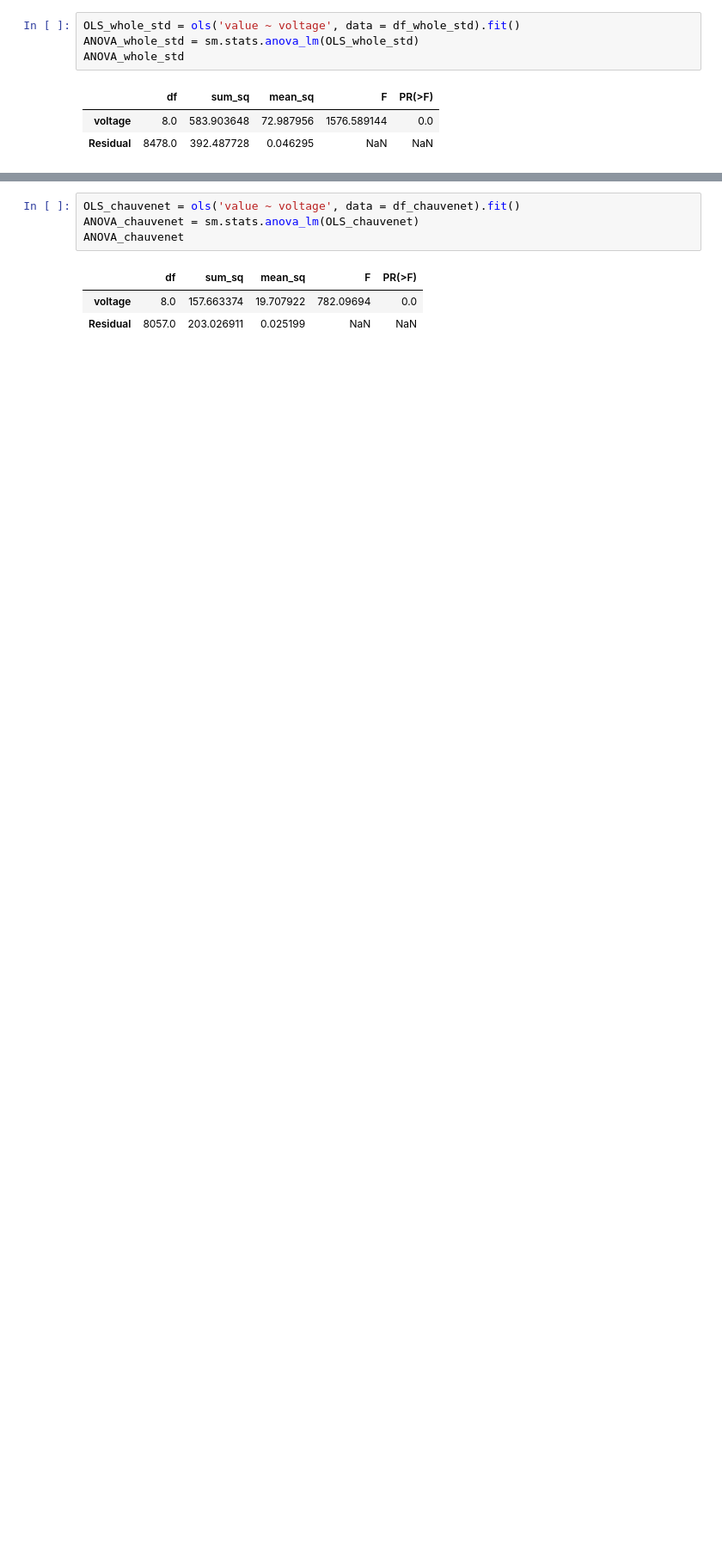
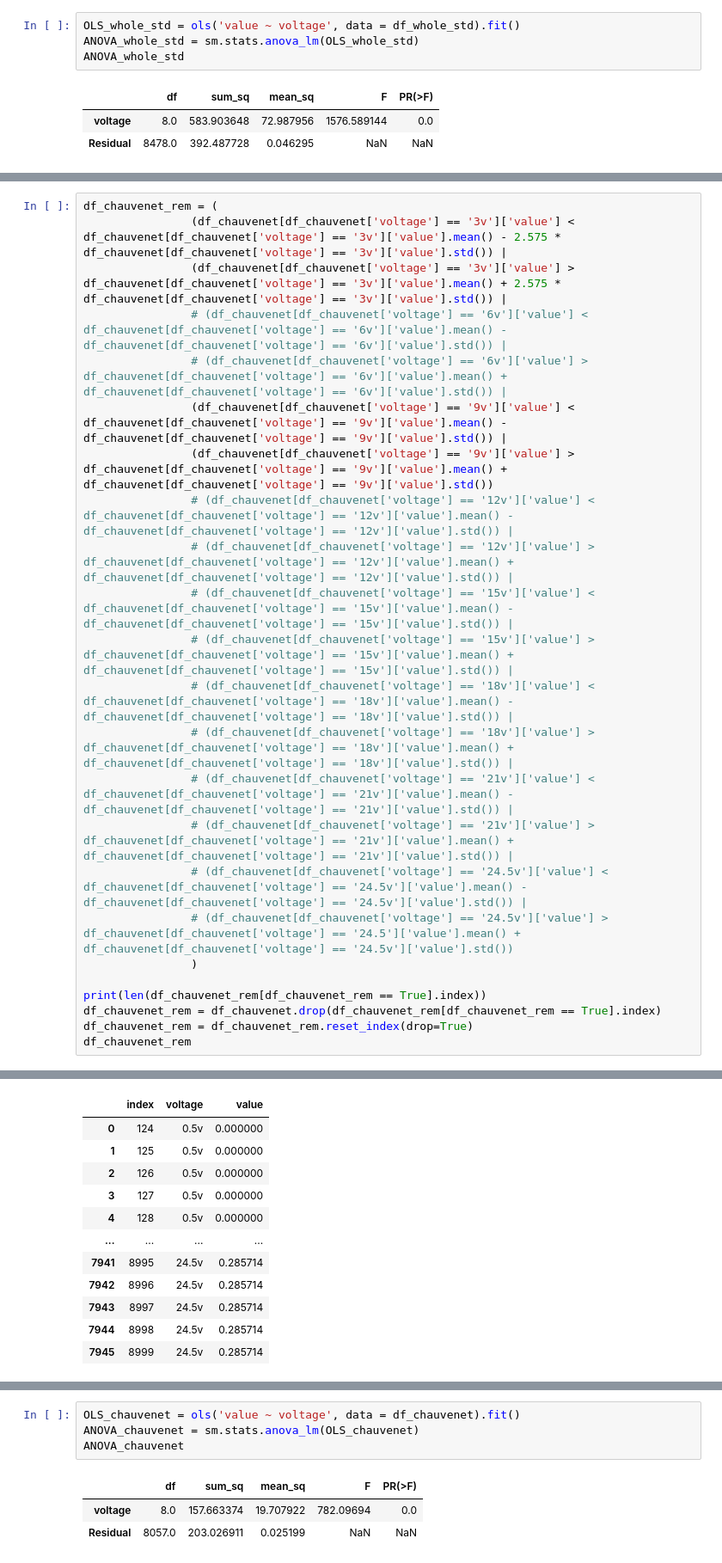
Before and after one commit to BiggusMaximus/Solar-Panel-Monitoring, a Jupyter notebook: Arduino-Bluetooth/2nd Approach/qqplot.ipynb, the cells around one changed output, grey strips where cells are left out. Shown at 86% size. Drawn from its saved outputs; the diff is of its cells as text; blank space fills up the shorter version.

```diff
--- a/Arduino-Bluetooth/2nd Approach/qqplot.ipynb
+++ b/Arduino-Bluetooth/2nd Approach/qqplot.ipynb
@@ -62,0 +74,25 @@ ANOVA_whole_std
+# %%
+df_chauvenet_rem = (
+                (df_chauvenet[df_chauvenet['voltage'] == '3v']['value'] < df_chauvenet[df_chauvenet['voltage'] == '3v']['value'].mean() - 2.575 * df_chauvenet[df_chauvenet['voltage'] == '3v']['value'].std()) |
+                (df_chauvenet[df_chauvenet['voltage'] == '3v']['value'] > df_chauvenet[df_chauvenet['voltage'] == '3v']['value'].mean() + 2.575 * df_chauvenet[df_chauvenet['voltage'] == '3v']['value'].std()) |
+                # (df_chauvenet[df_chauvenet['voltage'] == '6v']['value'] < df_chauvenet[df_chauvenet['voltage'] == '6v']['value'].mean() - df_chauvenet[df_chauvenet['voltage'] == '6v']['value'].std()) |
+                # (df_chauvenet[df_chauvenet['voltage'] == '6v']['value'] > df_chauvenet[df_chauvenet['voltage'] == '6v']['value'].mean() + df_chauvenet[df_chauvenet['voltage'] == '6v']['value'].std()) |
+                (df_chauvenet[df_chauvenet['voltage'] == '9v']['value'] < df_chauvenet[df_chauvenet['voltage'] == '9v']['value'].mean() - df_chauvenet[df_chauvenet['voltage'] == '9v']['value'].std()) |
+                (df_chauvenet[df_chauvenet['voltage'] == '9v']['value'] > df_chauvenet[df_chauvenet['voltage'] == '9v']['value'].mean() + df_chauvenet[df_chauvenet['voltage'] == '9v']['value'].std())
+                # (df_chauvenet[df_chauvenet['voltage'] == '12v']['value'] < df_chauvenet[df_chauvenet['voltage'] == '12v']['value'].mean() - df_chauvenet[df_chauvenet['voltage'] == '12v']['value'].std()) |
+                # (df_chauvenet[df_chauvenet['voltage'] == '12v']['value'] > df_chauvenet[df_chauvenet['voltage'] == '12v']['value'].mean() + df_chauvenet[df_chauvenet['voltage'] == '12v']['value'].std()) |
+                # (df_chauvenet[df_chauvenet['voltage'] == '15v']['value'] < df_chauvenet[df_chauvenet['voltage'] == '15v']['value'].mean() - df_chauvenet[df_chauvenet['voltage'] == '15v']['value'].std()) |
+                # (df_chauvenet[df_chauvenet['voltage'] == '15v']['value'] > df_chauvenet[df_chauvenet['voltage'] == '15v']['value'].mean() + df_chauvenet[df_chauvenet['voltage'] == '15v']['value'].std()) |
+                # (df_chauvenet[df_chauvenet['voltage'] == '18v']['value'] < df_chauvenet[df_chauvenet['voltage'] == '18v']['value'].mean() - df_chauvenet[df_chauvenet['voltage'] == '18v']['value'].std()) |
+                # (df_chauvenet[df_chauvenet['voltage'] == '18v']['value'] > df_chauvenet[df_chauvenet['voltage'] == '18v']['value'].mean() + df_chauvenet[df_chauvenet['voltage'] == '18v']['value'].std()) |
+                # (df_chauvenet[df_chauvenet['voltage'] == '21v']['value'] < df_chauvenet[df_chauvenet['voltage'] == '21v']['value'].mean() - df_chauvenet[df_chauvenet['voltage'] == '21v']['value'].std()) |
+                # (df_chauvenet[df_chauvenet['voltage'] == '21v']['value'] > df_chauvenet[df_chauvenet['voltage'] == '21v']['value'].mean() + df_chauvenet[df_chauvenet['voltage'] == '21v']['value'].std()) |
+                # (df_chauvenet[df_chauvenet['voltage'] == '24.5v']['value'] < df_chauvenet[df_chauvenet['voltage'] == '24.5v']['value'].mean() - df_chauvenet[df_chauvenet['voltage'] == '24.5v']['value'].std()) |
+                # (df_chauvenet[df_chauvenet['voltage'] == '24.5v']['value'] > df_chauvenet[df_chauvenet['voltage'] == '24.5']['value'].mean() + df_chauvenet[df_chauvenet['voltage'] == '24.5v']['value'].std())
+                )
+
+print(len(df_chauvenet_rem[df_chauvenet_rem == True].index))
+df_chauvenet_rem = df_chauvenet.drop(df_chauvenet_rem[df_chauvenet_rem == True].index)
+df_chauvenet_rem = df_chauvenet_rem.reset_index(drop=True)
+df_chauvenet_rem
+# %% [output]
@@ -62,0 +100,12 @@ ANOVA_whole_std
+|  | index | voltage | value |
+| 0 | 124 | 0.5v | 0.000000 |
+| 1 | 125 | 0.5v | 0.000000 |
+| 2 | 126 | 0.5v | 0.000000 |
+| 3 | 127 | 0.5v | 0.000000 |
+| 4 | 128 | 0.5v | 0.000000 |
+| ... | ... | ... | ... |
+| 7941 | 8995 | 24.5v | 0.285714 |
+| 7942 | 8996 | 24.5v | 0.285714 |
+| 7943 | 8997 | 24.5v | 0.285714 |
+| 7944 | 8998 | 24.5v | 0.285714 |
+| 7945 | 8999 | 24.5v | 0.285714 |
```
Also changed, not shown: parts of 10 cells of this notebook, 21 other files.
